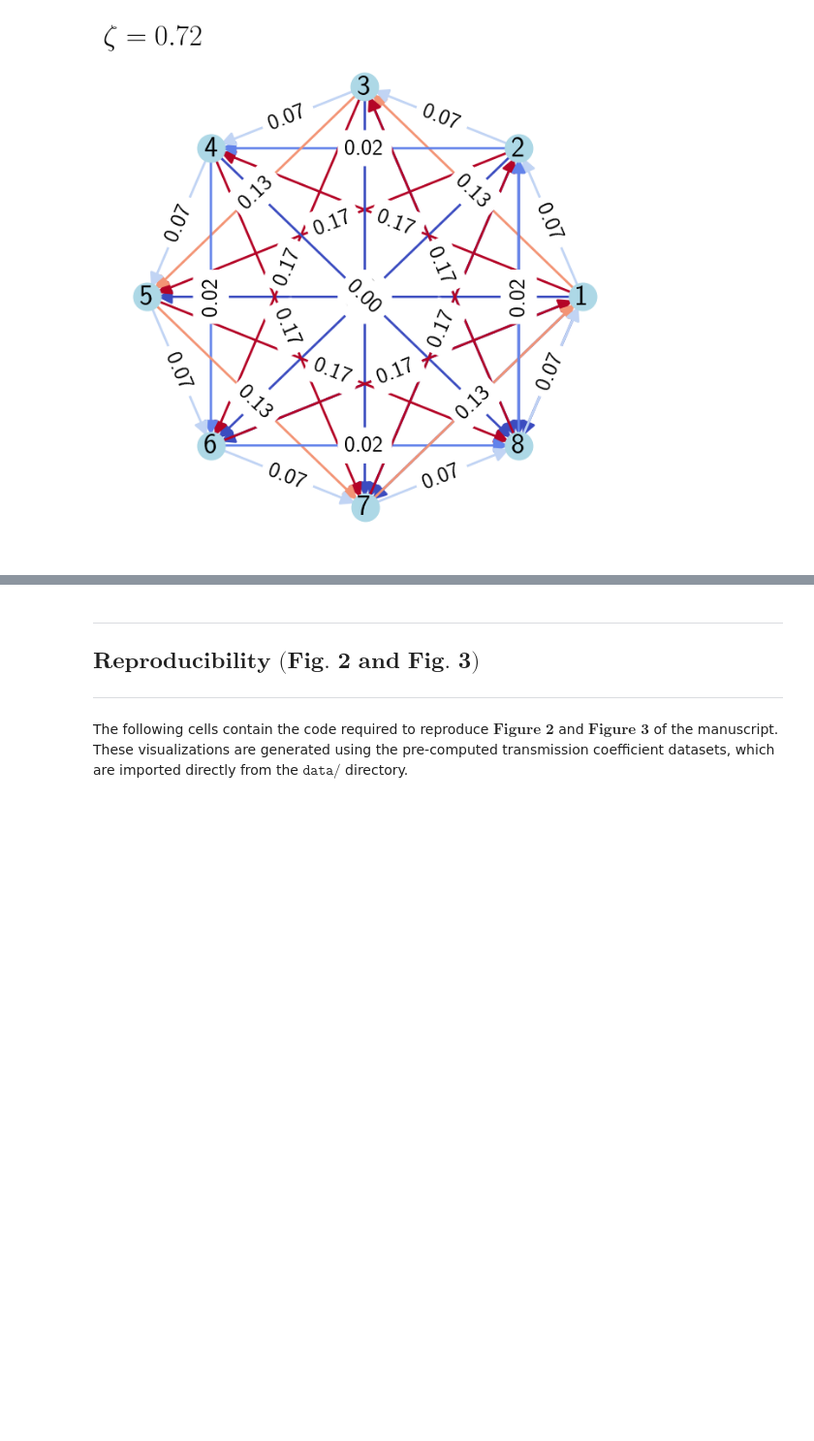
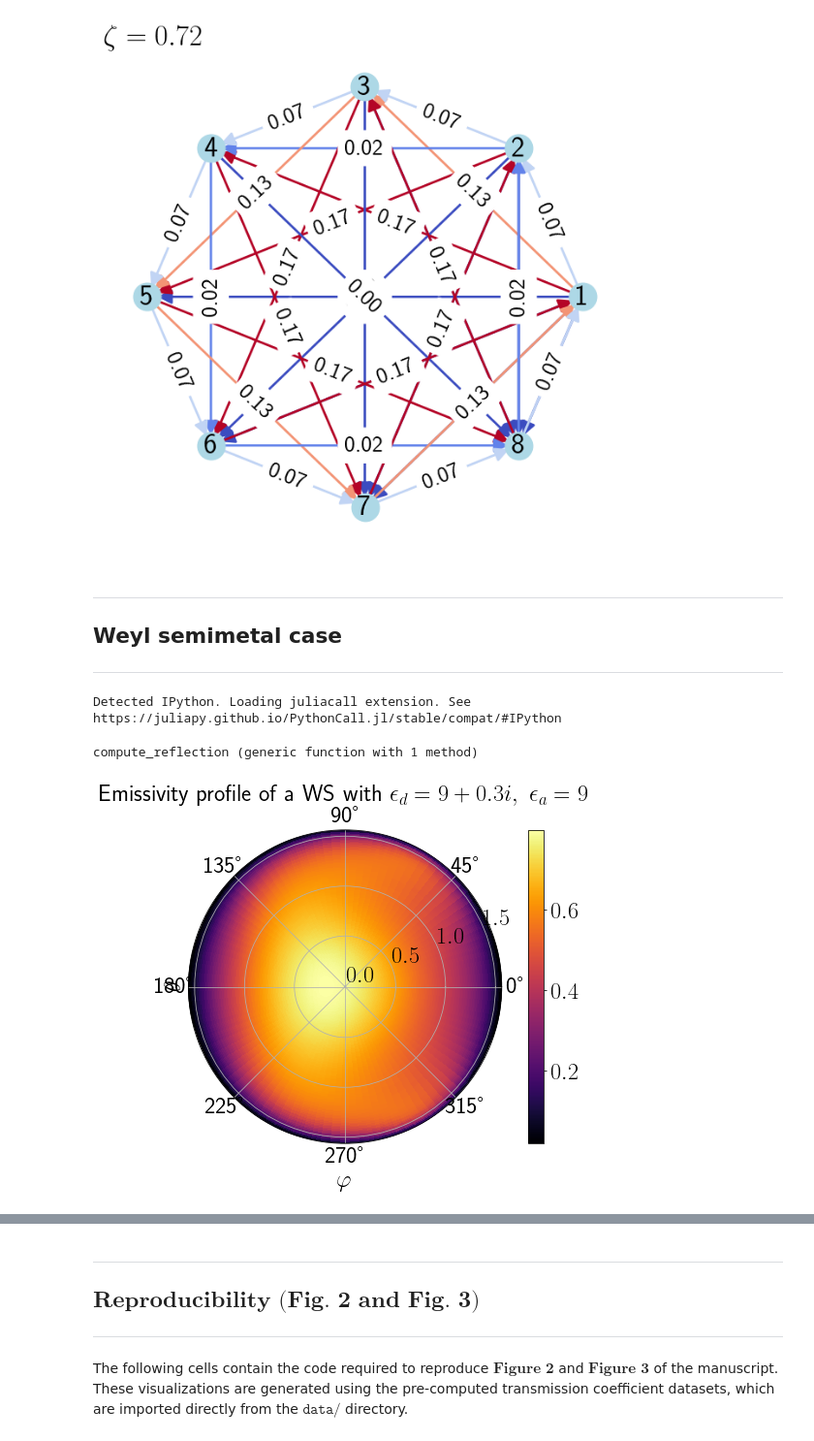
Before and after one commit to GuillemMasdemont/Far-field-heat-transfer-and-monochromatic-heat-currents-in-a-cylindrical-nonreciprocal-cavity, a Jupyter notebook: Codes/Simulation_transmission_coefficient/notebook_TransmissionSimulation.ipynb, the cells around one changed output, grey strips where cells are left out. Shown at 97% size. Drawn from its saved outputs; the diff is of its cells as text; code cells hidden in the pictures; blank space fills up the shorter version.

Commit message:
adding julia files

```diff
--- a/Codes/Simulation_transmission_coefficient/notebook_TransmissionSimulation.ipynb
+++ b/Codes/Simulation_transmission_coefficient/notebook_TransmissionSimulation.ipynb
@@ -18,11 +18,11 @@ import matplotlib.colors as mcolors
 import importlib
 import helpers_TransmissionSimulation as helpers_TransmissionSimulation
 
-#fancy plots setting
-#os.environ["PATH"] += os.pathsep + "/Library/TeX/texbin"
-#plt.rcParams['text.usetex'] = True
-#plt.rcParams['font.size'] = 25
-#plt.rcParams['axes.titlesize'] = 25
+#fancy plots setting (comment this lines if .tex not installed)
+os.environ["PATH"] += os.pathsep + "/Library/TeX/texbin"
+plt.rcParams['text.usetex'] = True
+plt.rcParams['font.size'] = 25
+plt.rcParams['axes.titlesize'] = 25
 
 #reload helpers in case of updates.
 importlib.reload(helpers_TransmissionSimulation)
@@ -142,3 +142,68 @@ G_matrix  = S_ij_several_material_vectorized(n_elem, z, e_mixed, a_mixed, r_mixe
 heat_rectification_coefficient_graph(G_matrix)
 # %% [output]
 [figure]
+# %% [markdown]
+_______________
+## Weyl semimetal case
+_______________
+# %%
+"""
+Use the GeneralizedTransferMatrixMethod.jl package to compute the reflection coefficients
+of the Weyl semimetal with ($\epsilon_d = 9 + 0.3i,\ \epsilon_a = 9$).
+"""
+
+import os
+#Connect to the julia environment (may depend upon your installation)
+os.environ["JULIA_PYTHONCALL_EXE"] = "/Applications/Julia-1.11.app/Contents/Resources/julia/bin/julia"
+# %% [output]
+Detected IPython. Loading juliacall extension. See https://juliapy.github.io/PythonCall.jl/stable/compat/#IPython
+compute_reflection (generic function with 1 method)
+# %%
+#We import the julia environment and compute the reflection coefficient for the
+#Weyl semimetal.
+
+from juliacall import Main as jl
+jl.include("julia_WS.jl")
+
+def e(theta, phi, alpha):
+    return a(theta, phi + np.pi, alpha)
+
+def a(theta, phi, alpha):
+    "directional absorption profile constrained by the Generalized Kirchhoff's law"
+    return 1 - r(theta, phi, alpha)
+
+def r(theta, phi, alpha):
+    "directional reflection profile"
+    if theta < 0:
+        theta = - theta
+        phi = phi + np.pi
+    return float(jl.compute_reflection((theta * 180/np.pi) % 90, (phi * 180/np.pi) % 360))
+
+def profile_spherical_function_plotter(dpi_theta, dpi_phi, f):
+    """
+    Plots the spherical profile of a given function f.
+    """
+
+    theta_values = np.linspace(0, np.pi/2, dpi_theta, endpoint = False)
+    phi_values = np.linspace(0, 2*np.pi, dpi_phi, endpoint = False)
+    theta_grid, phi_grid = np.meshgrid(theta_values, phi_values)
+    emission_values = np.zeros_like(theta_grid)
+    for i in range(len(phi_values)):
+        for j in range(len(theta_values)):
+            emission_values[i, j] = f(theta_values[j], phi_values[i], 0)
+
+    plt.figure(figsize = (10,6), dpi = 70)
+    ax = plt.subplot(111, projection='polar')
+    c = ax.pcolormesh(phi_grid, theta_grid, emission_values, shading='auto', cmap = 'inferno')
+    plt.colorbar(c, ax=ax)
+    plt.title(
+        r"Emissivity profile of a WS with "
+        r"$\epsilon_d = 9 + 0.3i,\ \epsilon_a = 9$"
+    )
+    plt.xlabel(r'$\varphi$')
+    plt.ylabel(r'$\theta$')
+    plt.show()
+
+profile_spherical_function_plotter(dpi_theta = 100, dpi_phi = 100, f = a)
+# %% [output]
+[figure, added]
```
Also changed, not shown: parts of 2 cells of this notebook, 2 other files.
